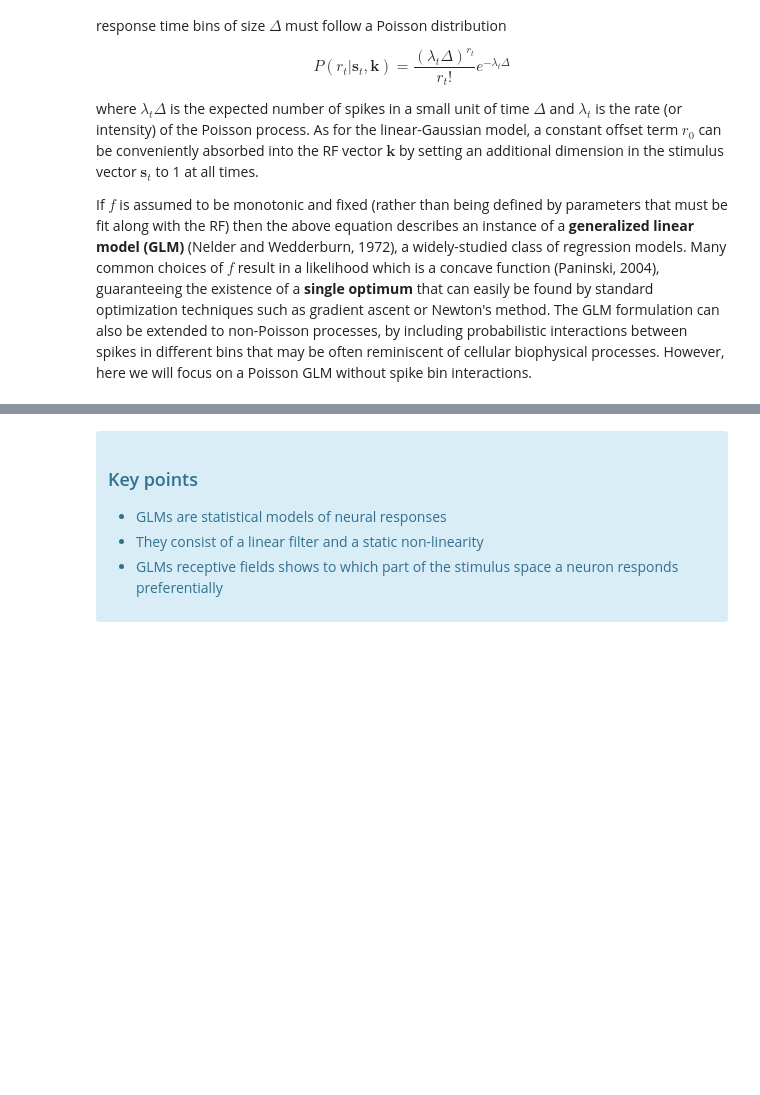
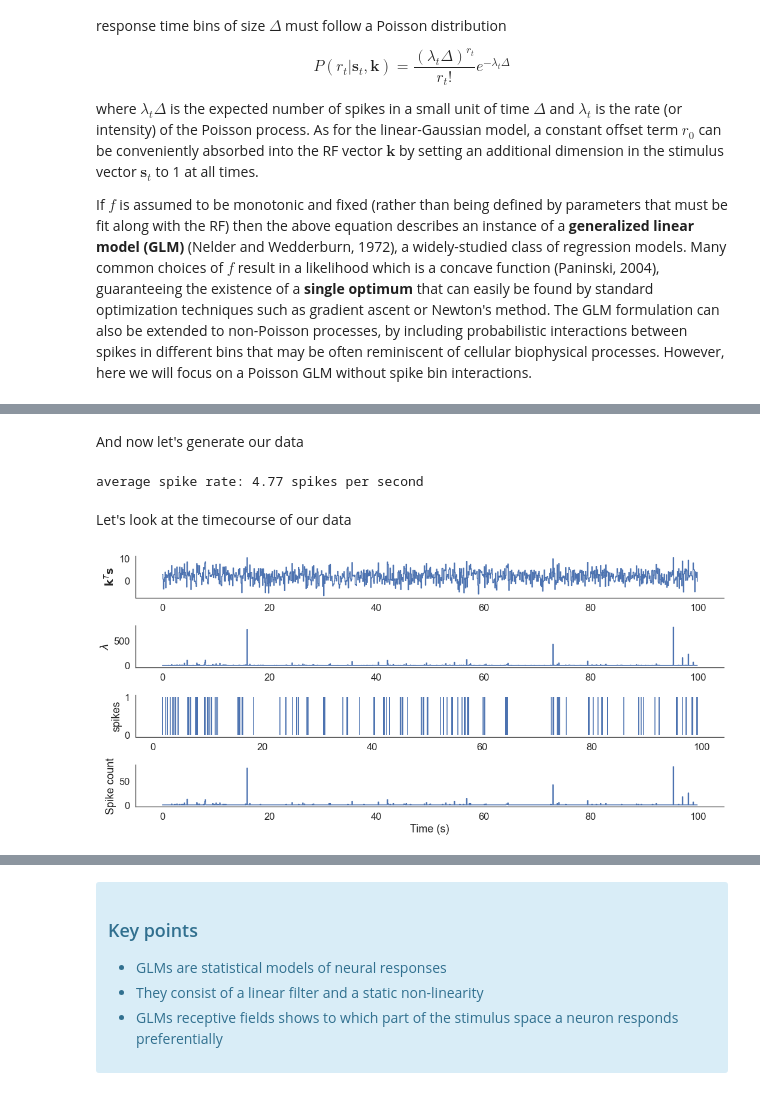
Before and after one commit to neural-data-science-course/single-cell-analysis, a Jupyter notebook: 02-GLMs/GLMs.ipynb, the cells around one changed output, grey strips where cells are left out. Saved outputs shown, nothing was run; the diff lists cells and outputs as text; code cells hidden in the pictures; blank space fills up the shorter version.

```diff
--- a/02-GLMs/GLMs.ipynb
+++ b/02-GLMs/GLMs.ipynb
@@ -243,0 +248,11 @@ If $f$ is assumed to be monotonic and fixed (rather than being defined by parame
+# %%
+# genration of the stimulus
+
+duration = 100.
+dt = .1
+std_dev = 1
+vf_size = (15,15)
+n_bins = round(duration / float(dt))
+
+
+S = std_dev * np.random.randn(n_bins,vf_size[0],vf_size[1])
@@ -373,0 +286,65 @@ average spike rate: 4.60 spikes per second
+# %% [markdown]
+And now let's generate our data
+# %%
+spike_rate = 5 # average firing rate
+
+# flatten the matrices in to 1d array for convenience
+K_flat = K.ravel()
+K_flat = np.hstack((K.flat, offset))
+
+S_flat = S.reshape(S.shape[0],S.shape[1]*S.shape[2])
+S_flat = np.hstack((S_flat, np.ones((n_bins, 1))))
+
+
+# 1. linear stage
+ks = np.dot(K_flat, S_flat.T)
+
+# 2. nonlinear stage (for a linear model: f -> identity function)
+lamda = np.exp(ks)
+
+# lamda * dt is the number of spikes in the different bins (but keep in mind that the Poisson process
+# is a stochastic process so the actual number will differ for every draw). Thus, the sum of the product
+# across all bins gives the expected number of spikes for the whole draw.
+expected_rate = np.sum(lamda*dt) / duration
+lamda *= (spike_rate / expected_rate)
+
+# generate spike times using an inhomogeneous Poisson process
+spike_times = generate_inhomogeneous_poisson_spikes(lamda, dt)
+
+# compute spike counts in the different time bins
+spike_counts = np.histogram(spike_times,
+                            bins=np.arange(n_bins+1)*dt)[0]
+
+print("average spike rate: %0.2f spikes per second" % (len(spike_times) / duration))
+# %% [output]
+average spike rate: 4.77 spikes per second
+# %% [markdown]
+Let's look at the timecourse of our data
+# %%
+# Show response
+
+plt.figure(figsize=(15,7))
+
+n_bins = lamda.shape[0]
+t = np.arange(n_bins) * dt
+
+plt.subplot(4,1,1)
+plt.step(t, ks, where='post')
+plt.ylabel(r'$\mathbf{k}^T \mathbf{s}$')
+
+plt.subplot(4,1,2)
+plt.step(t, lamda, where='post')
+plt.ylabel(r'$\lambda$')
+
+plt.subplot(4,1,3)
+plt.vlines(spike_times, 0, 1)
+plt.ylabel('spikes')
+
+plt.subplot(4,1,4)
+plt.step(t, spike_counts, where='post')
+plt.xlabel('Time (s)')
+plt.ylabel('Spike count')
+
+plt.tight_layout()
+# %% [output]
+[figure, added]
```
Also changed, not shown: parts of 16 cells of this notebook.
